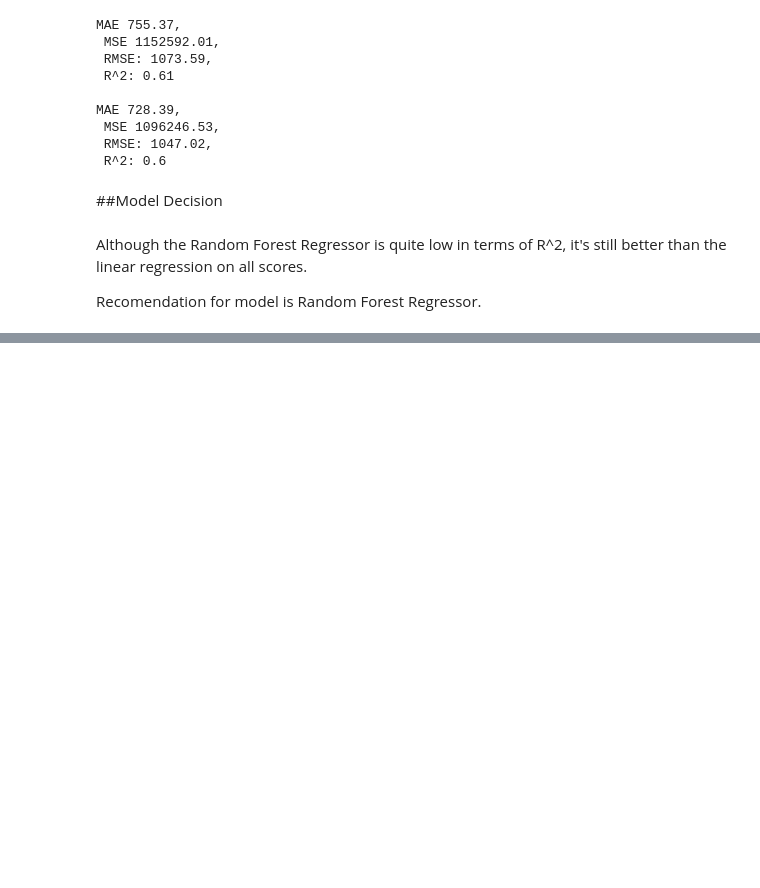
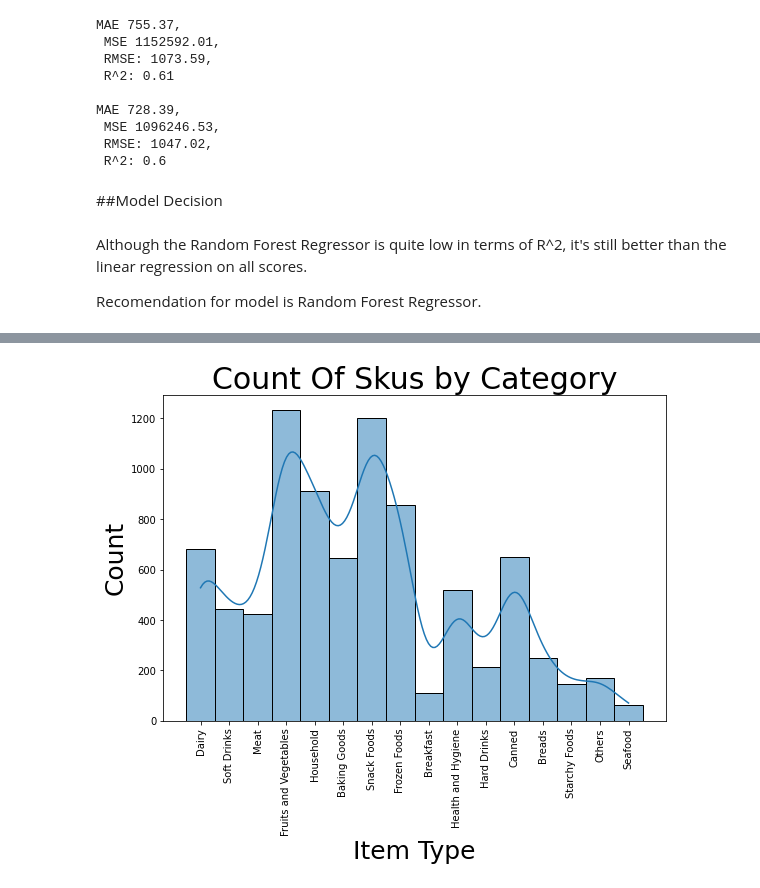
Before and after one commit to susansunshin/FoodPredictionProject, a Jupyter notebook: Project_1_Final.ipynb, the cells around one changed output, grey strips where cells are left out. Cells and saved outputs as stored; diff of their text form; code cells hidden in the pictures; blank space fills up the shorter version.

```diff
--- a/Project_1_Final.ipynb
+++ b/Project_1_Final.ipynb
@@ -417,0 +432,9 @@ Recomendation for model is Random Forest Regressor.
+# %%
+plt.figure(figsize=(9,6))
+sns.histplot(df, x='Item_Type',kde=True)
+plt.xticks(rotation = 90, size = 10)
+plt.title("Count Of Skus by Category", size = 30)
+plt.xlabel("Item Type", size = 25)
+plt.ylabel("Count", size = 25);
+# %% [output]
+[figure, added]
```
Also changed, not shown: parts of 2 cells of this notebook.
